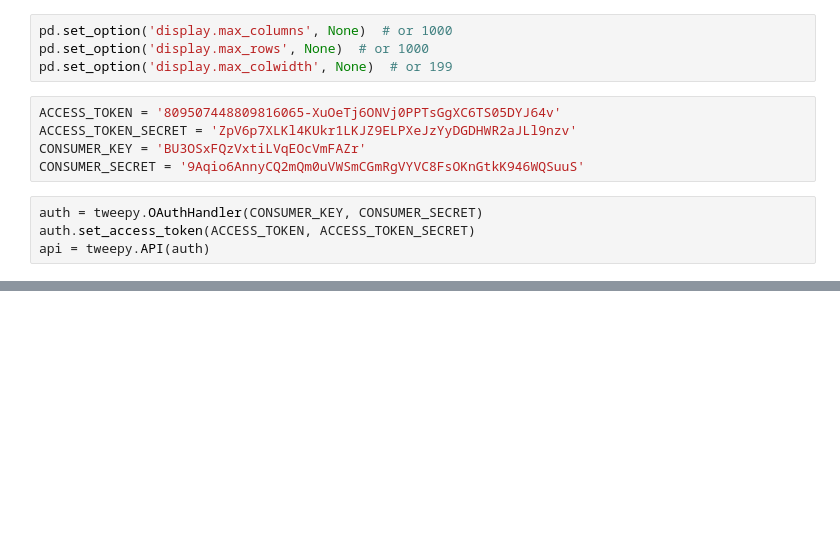
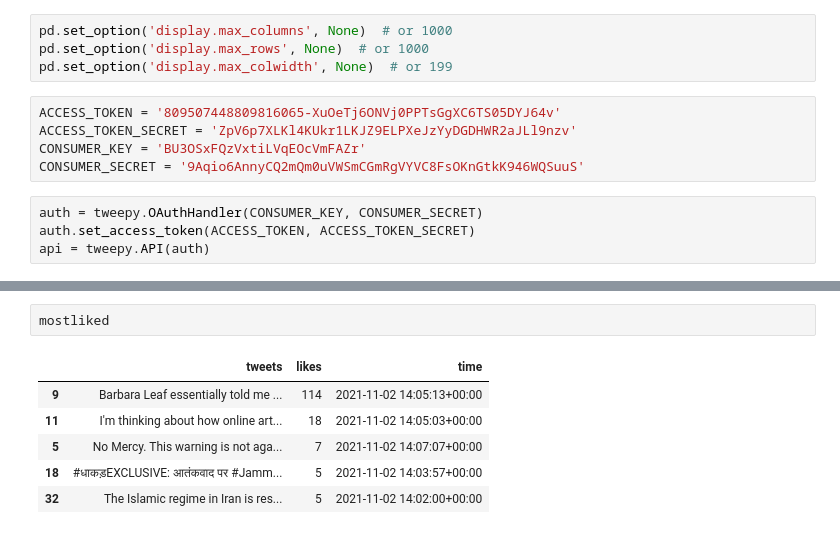
Before and after one commit to JeetendraJoshi/final_year_project, a Jupyter notebook: tweepy_stream_notebook.ipynb, the cells around one changed output, grey strips where cells are left out. Cells and saved outputs as stored; diff of their text form; blank space fills up the shorter version.

```diff
--- a/tweepy_stream_notebook.ipynb
+++ b/tweepy_stream_notebook.ipynb
@@ -34,0 +89,9 @@ print(dir(z))
+# %%
+mostliked
+# %% [output]
+|  | tweets | likes | time |
+| 9 | Barbara Leaf essentially told me ... | 114 | 2021-11-02 14:05:13+00:00 |
+| 11 | I'm thinking about how online art... | 18 | 2021-11-02 14:05:03+00:00 |
+| 5 | No Mercy. This warning is not aga... | 7 | 2021-11-02 14:07:07+00:00 |
+| 18 | #धाकड़EXCLUSIVE: आतंकवाद पर #Jamm... | 5 | 2021-11-02 14:03:57+00:00 |
+| 32 | The Islamic regime in Iran is res... | 5 | 2021-11-02 14:02:00+00:00 |
```
Also changed, not shown: parts of 7 cells of this notebook.
